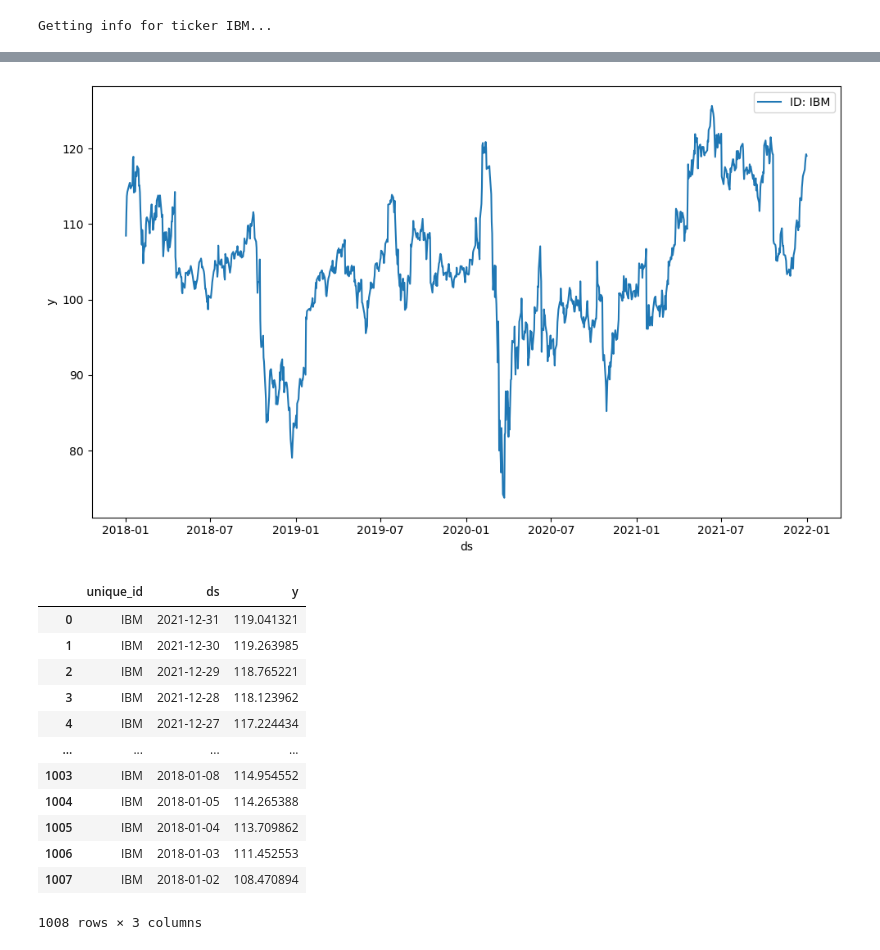
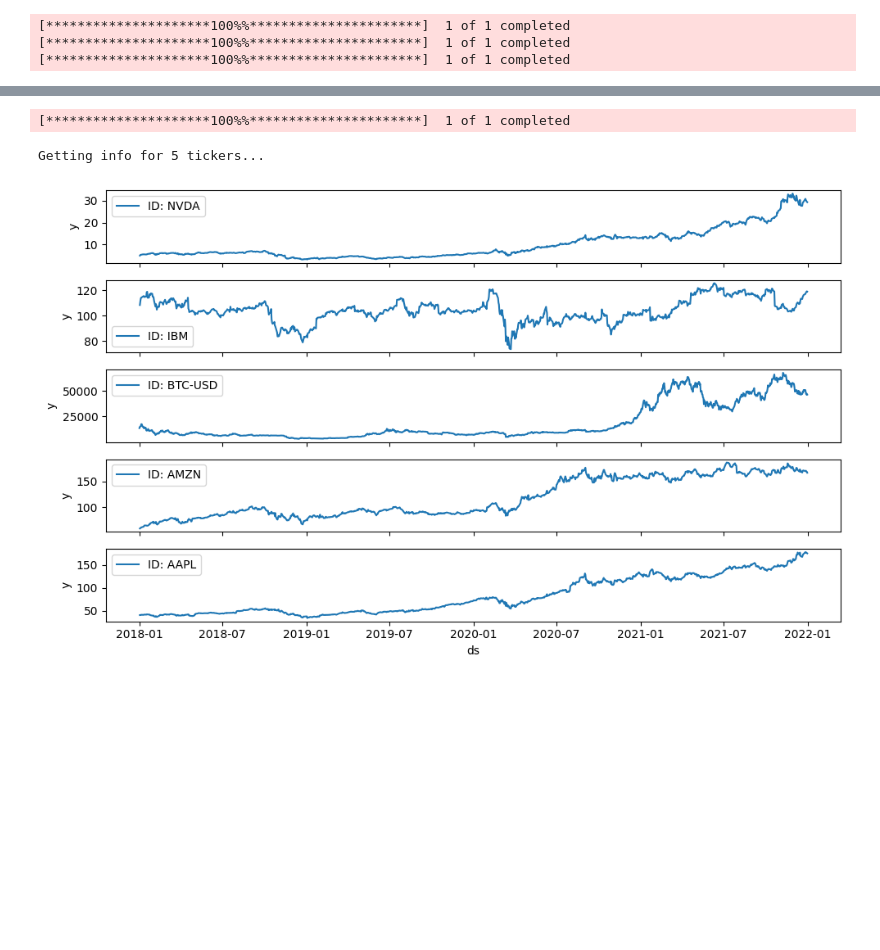
Before and after one commit to marcosherediapimienta/GenerativeAI_TimeSeries, a Jupyter notebook: Test_Prophet(daily).ipynb, the cells around one changed output, grey strips where cells are left out. Cells and saved outputs as stored; diff of their text form; code cells hidden in the pictures; blank space fills up the shorter version.

```diff
--- a/Test_Prophet(daily).ipynb
+++ b/Test_Prophet(daily).ipynb
@@ -9,7 +9,7 @@ from data_loading_finance.loading_data import LoadingData
 from ts_tools.tools import tools
 # %%
 # Load the data
-tickers = ['IBM']
+tickers = ['IBM', 'NVDA', 'AMZN', 'AAPL', 'BTC-USD']
 loader = LoadingData(tickers=tickers)
 ts = loader.get_data(start_date='2018-01-01', end_date='2022-01-01')
 info = loader.get_info_ticker()
@@ -23 +24,3 @@ Downloading data for IBM...
-Getting info for ticker IBM...
+[*********************100%%**********************]  1 of 1 completed
+[*********************100%%**********************]  1 of 1 completed
+[*********************100%%**********************]  1 of 1 completed
@@ -24,17 +30,6 @@ Getting info for ticker IBM...
+[*********************100%%**********************]  1 of 1 completed
+Getting info for 5 tickers...
-[figure, old version]
+[figure, new version]
-|  | unique_id | ds | y |
-| 0 | IBM | 2021-12-31 | 119.041321 |
-| 1 | IBM | 2021-12-30 | 119.263985 |
-| 2 | IBM | 2021-12-29 | 118.765221 |
-| 3 | IBM | 2021-12-28 | 118.123962 |
-| 4 | IBM | 2021-12-27 | 117.224434 |
-| ... | ... | ... | ... |
-| 1003 | IBM | 2018-01-08 | 114.954552 |
-| 1004 | IBM | 2018-01-05 | 114.265388 |
-| 1005 | IBM | 2018-01-04 | 113.709862 |
-| 1006 | IBM | 2018-01-03 | 111.452553 |
-| 1007 | IBM | 2018-01-02 | 108.470894 |
-1008 rows × 3 columns
 # %%
 prophet = False
 
```
Also changed, not shown: parts of 5 cells of this notebook, 1 other file.
